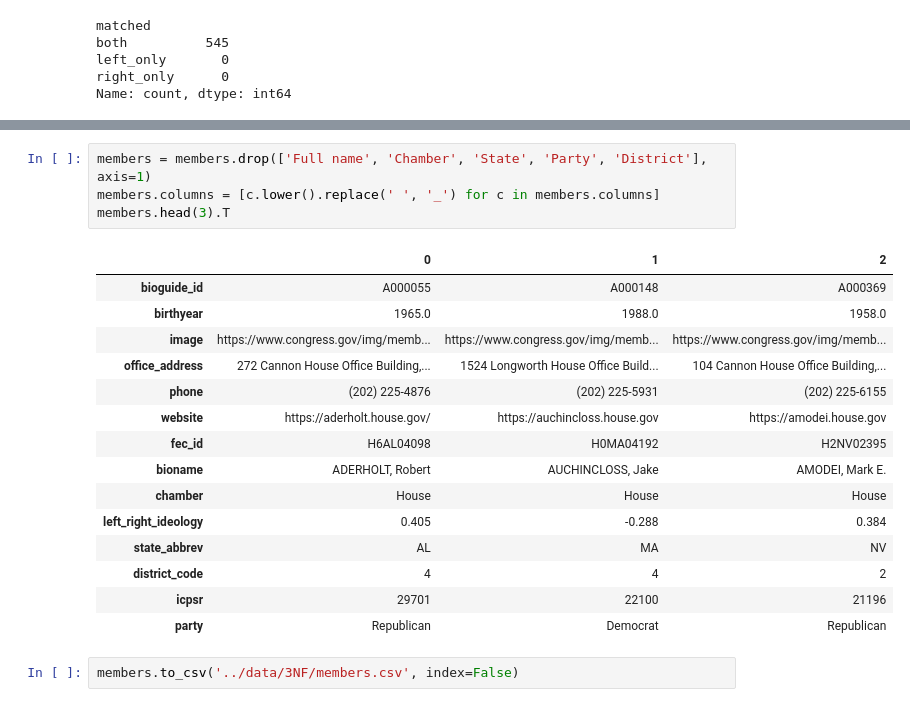
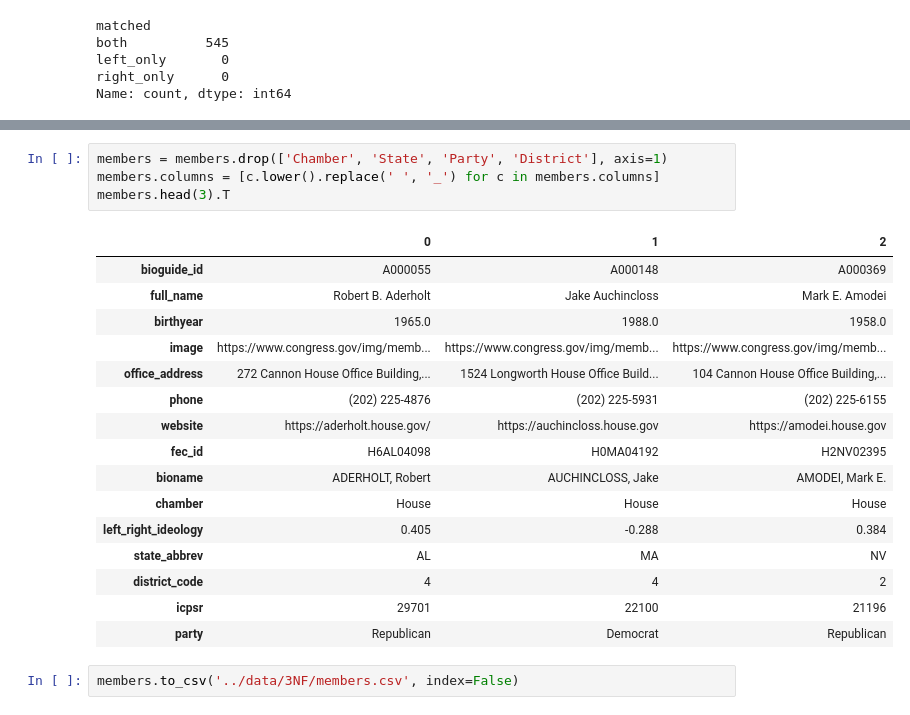
Before and after one commit to janiceeguo/DS6600-congress, a Jupyter notebook: notebooks/schema.ipynb, the cells around one changed output, grey strips where cells are left out. Saved outputs shown, nothing was run; the diff lists cells and outputs as text.

```diff
--- a/notebooks/schema.ipynb
+++ b/notebooks/schema.ipynb
@@ -145,12 +145,13 @@ members.head()
 | 3 | A000370 | Alma S. Adams | House of Representatives | North Carolina | Democratic | 12.0 | 1946.0 | https://www.congress.gov/img/memb... | 2436 Rayburn House Office Buildin... | ... |
 | 4 | A000371 | Pete Aguilar | House of Representatives | California | Democratic | 33.0 | 1979.0 | https://www.congress.gov/img/memb... | 108 Cannon House Office Building,... | ... |
 # %%
-members = members.drop(['Full name', 'Chamber', 'State', 'Party', 'District'], axis=1)
+members = members.drop(['Chamber', 'State', 'Party', 'District'], axis=1)
 members.columns = [c.lower().replace(' ', '_') for c in members.columns]
 members.head(3).T
 # %% [output]
 |  | 0 | 1 | 2 |
 | bioguide_id | A000055 | A000148 | A000369 |
+| full_name | Robert B. Aderholt | Jake Auchincloss | Mark E. Amodei |
 | birthyear | 1965.0 | 1988.0 | 1958.0 |
 | image | https://www.congress.gov/img/memb... | https://www.congress.gov/img/memb... | https://www.congress.gov/img/memb... |
 | office_address | 272 Cannon House Office Building,... | 1524 Longworth House Office Build... | 104 Cannon House Office Building,... |
```
Also changed, not shown: parts of 1 cell of this notebook, 1 other file.
